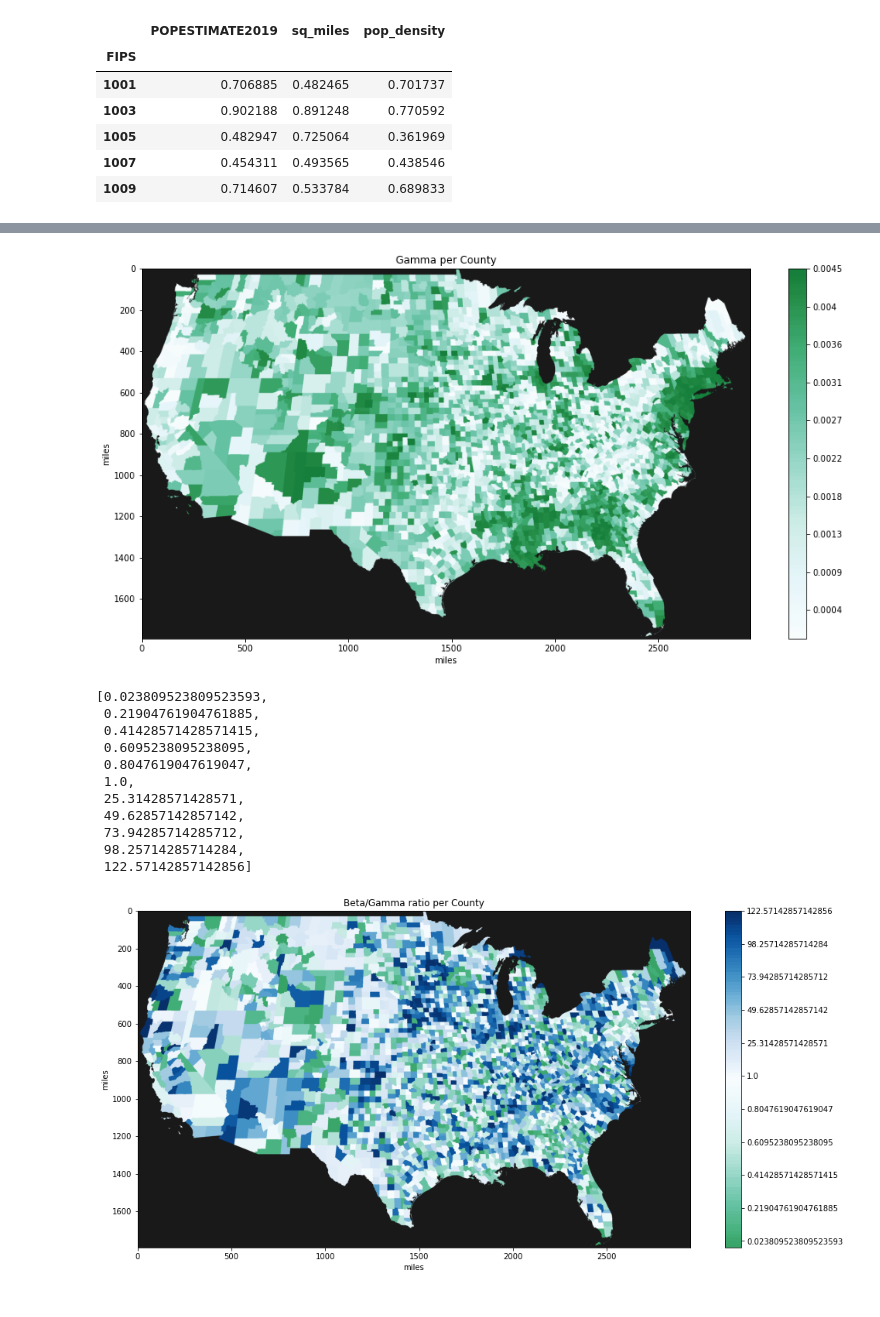
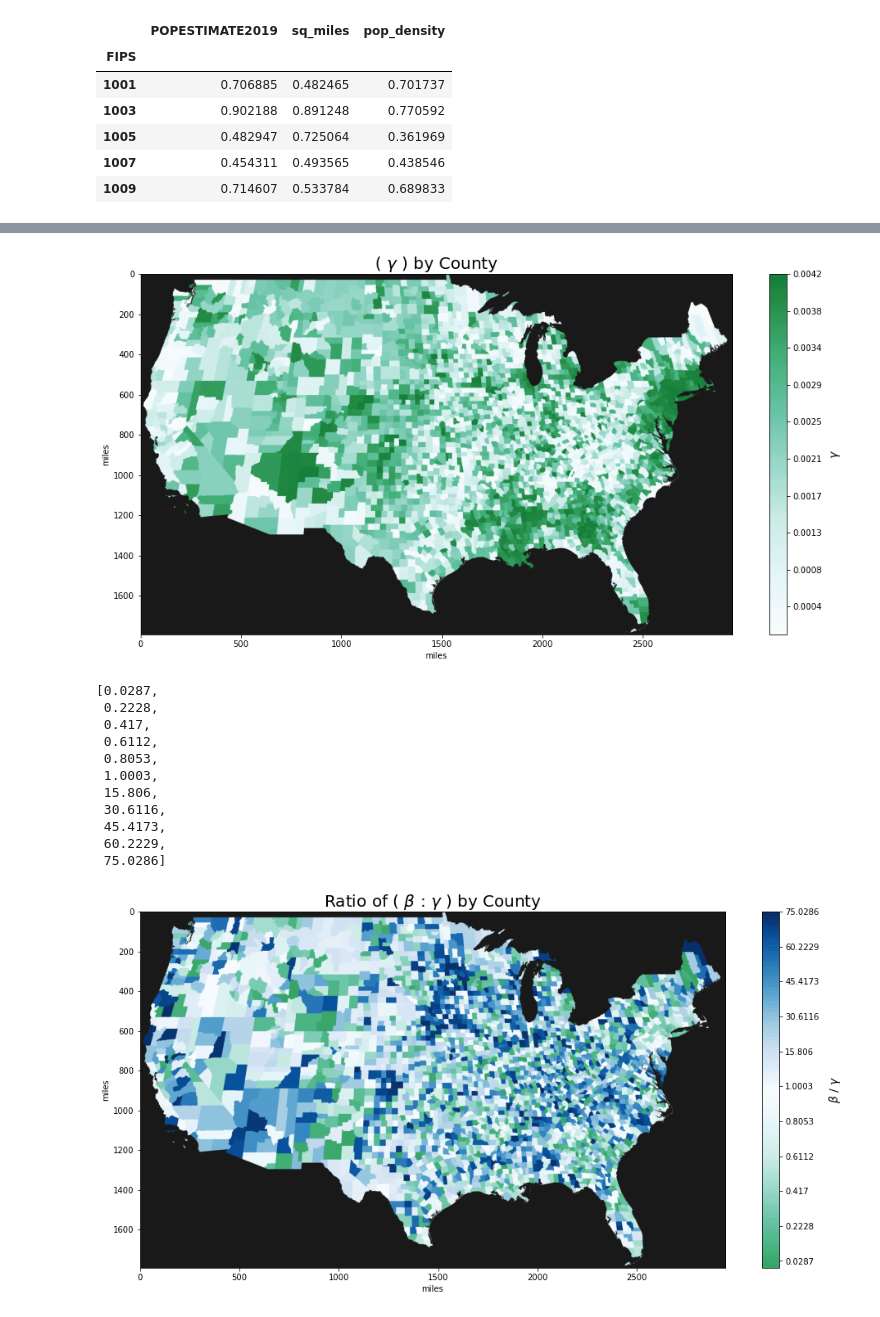
Before and after one commit to not-a-hot-dog/parallelized-disease-modeling, a Jupyter notebook: data/generate_image.ipynb, the cells around one changed output, grey strips where cells are left out. Drawn from its saved outputs; the diff is of its cells as text; code cells hidden in the pictures.

Commit message:
updated to latest COVID-19 data

```diff
--- a/data/generate_image.ipynb
+++ b/data/generate_image.ipynb
@@ -50,7 +50,8 @@ def calc_matrix(dict_type, lum=1):
                     img_np[row, col] = 0.05
     return img_np
 # %%
-def plot_img(image, series, color, title, export_name, round_int=False, clip=None, cbar_index=None, lum=1, bkgd=None):
+def plot_img(image, series, color, title, cbar_title, export_name, \
+             round_num=4, clip=None, cbar_index=None, lum=1, bkgd=None):
     plt.rcParams["figure.figsize"] = (16,8)
 
     try:
@@ -81,23 +82,25 @@ def plot_img(image, series, color, title, export_name, round_int=False, clip=Non
     county_img = custom_cm(image)
 
     fig, ax = plt.subplots()
-    ax.set_title(title)
+    ax.set_title(title, fontsize=20)
     ax.set_xlabel('miles')
     ax.set_ylabel('miles')
     im = ax.imshow(county_img, cmap=base_cm)
     cbar = plt.colorbar(im, ax=ax)
+    cbar.set_label(cbar_title, labelpad=10, fontsize=14)
     if clip is None:
         cbar.set_ticks(list(np.linspace(0.05,1,11)))
-        cbar.set_ticklabels(list(np.linspace(min(series), max(series), 11).round(4)))
+        cbar.set_ticklabels(list(np.linspace(min(series), max(series), 11).round(round_num)))
     else:
         cbar.set_ticks([0.05] + list(np.linspace(1-scale,1,10)))
-        cbar.set_ticklabels(['no data'] + list(np.linspace(min(series), max(series), 10).round(4)))
-        if round_int:
+        cbar.set_ticklabels(['no data'] + list(np.linspace(min(series), max(series), 10).round(round_num)))
+        if round_num==0:
             cbar.set_ticklabels(['no data'] + list(np.linspace(min(series), max(series), 10).astype(int)))
     if cbar_index is not None:
         cbar.set_ticklabels(cbar_index)
     plt.show()
-    fig.savefig(export_name)
+    fig.tight_layout()
+    fig.savefig(export_name, dpi=200)
 # %%
 pop_density_img = calc_matrix('pop_density')
 plot_img(pop_density_img, census_df['pop_density'], 'bone', \
@@ -207,9 +213,9 @@ plot_img(beta_img, param_df['beta'], 'PuBu', \
 # %%
 gamma_img = calc_matrix('gamma', lum=0.8)
 plot_img(gamma_img, param_df['gamma'], 'BuGn', \
-         'Gamma per County', 'data_gamma.png', lum=0.8)
+         r'( $\gamma$ ) by County', r'$\gamma$', 'data_gamma.png', lum=0.8)
 # %% [output]
-[figure, old version]
+[figure, new version]
 # %%
 beta_gamma_ratio = param_df.beta/param_df.gamma
 beta_gamma_ratio_pct = beta_gamma_ratio[beta_gamma_ratio<1].rank(pct=True)/2
@@ -220,28 +226,30 @@ gamma_beta = beta_gamma_ratio[beta_gamma_ratio<=1]
 beta_gamma = beta_gamma_ratio[beta_gamma_ratio>=1]
 beta_gamma_cbar_index = [(max(gamma_beta)-min(gamma_beta))/5*i + min(gamma_beta) for i in range(6)][:5]
 beta_gamma_cbar_index += [(max(beta_gamma)-min(beta_gamma))/5*i + min(beta_gamma) for i in range(6)]
+beta_gamma_cbar_index = [round(i, 4) for i in beta_gamma_cbar_index]
 beta_gamma_cbar_index
 # %% [output]
-[0.023809523809523593,
- 0.21904761904761885,
- 0.41428571428571415,
- 0.6095238095238095,
- 0.8047619047619047,
- 1.0,
- 25.31428571428571,
- 49.62857142857142,
- 73.94285714285712,
- 98.25714285714284,
- 122.57142857142856]
+[0.0287,
+ 0.2228,
+ 0.417,
+ 0.6112,
+ 0.8053,
+ 1.0003,
+ 15.806,
+ 30.6116,
+ 45.4173,
+ 60.2229,
+ 75.0286]
 # %%
 color1 = cm.get_cmap('BuGn_r', 128)
 color2 = cm.get_cmap('Blues', 128)
 newcolors = np.vstack((color1(np.linspace(0, 1, 96)[-64:]),
                        color2(np.linspace(0, 1, 64))))
 newcmp = ListedColormap(newcolors, name='beta_gamma')
 
 beta_gamma_img = calc_matrix('beta_gamma_ratio')
 plot_img(beta_gamma_img, beta_gamma_ratio_pct, newcmp, \
-         'Beta/Gamma ratio per County', 'data_beta_gamma.png', cbar_index=beta_gamma_cbar_index)
+         r'Ratio of ( $\beta$ : $\gamma$ ) by County', r'$\beta$ / $\gamma$', 'data_beta_gamma.png', \
+         cbar_index=beta_gamma_cbar_index)
 # %% [output]
-[figure, old version]
+[figure, new version]
```
Also changed, not shown: parts of 10 cells of this notebook, 3 other files.
